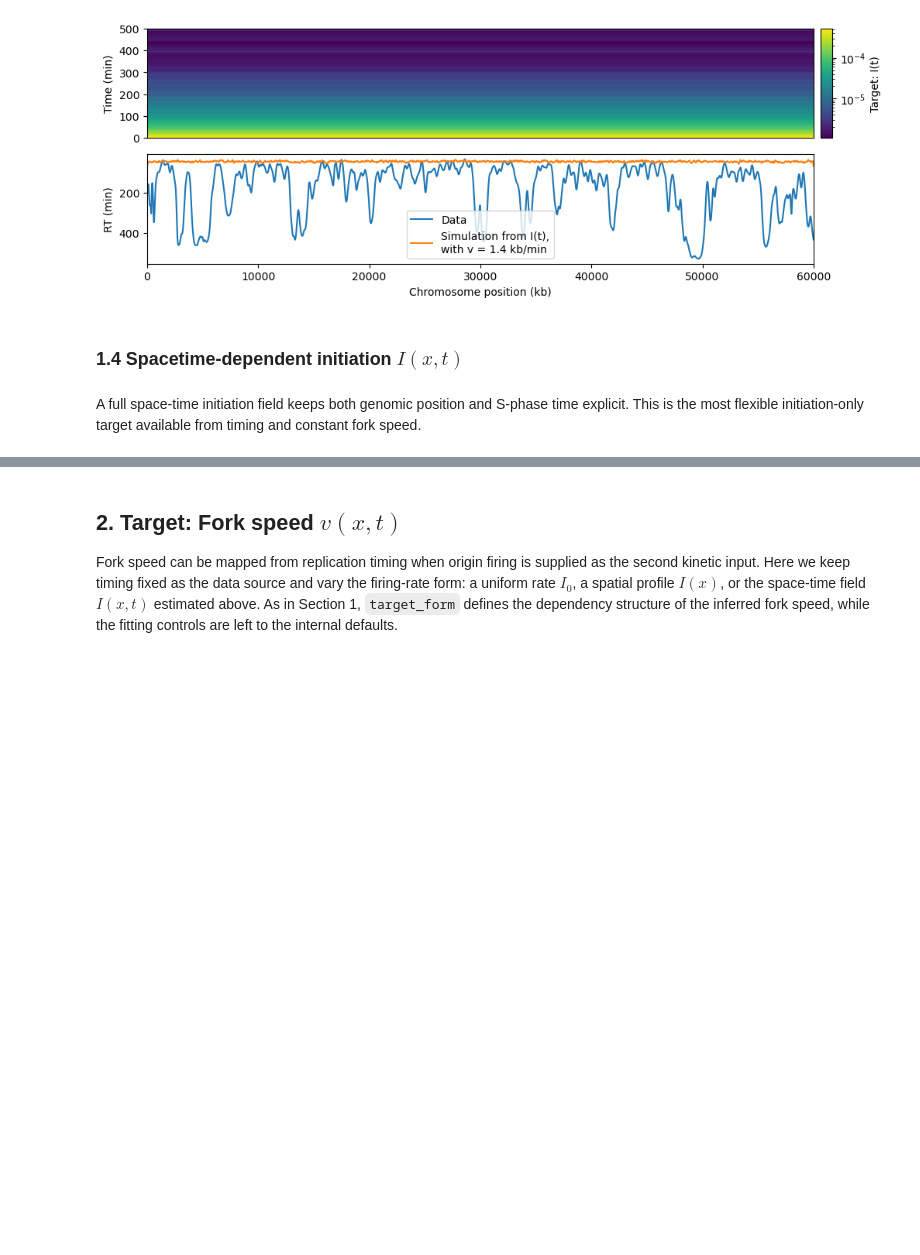
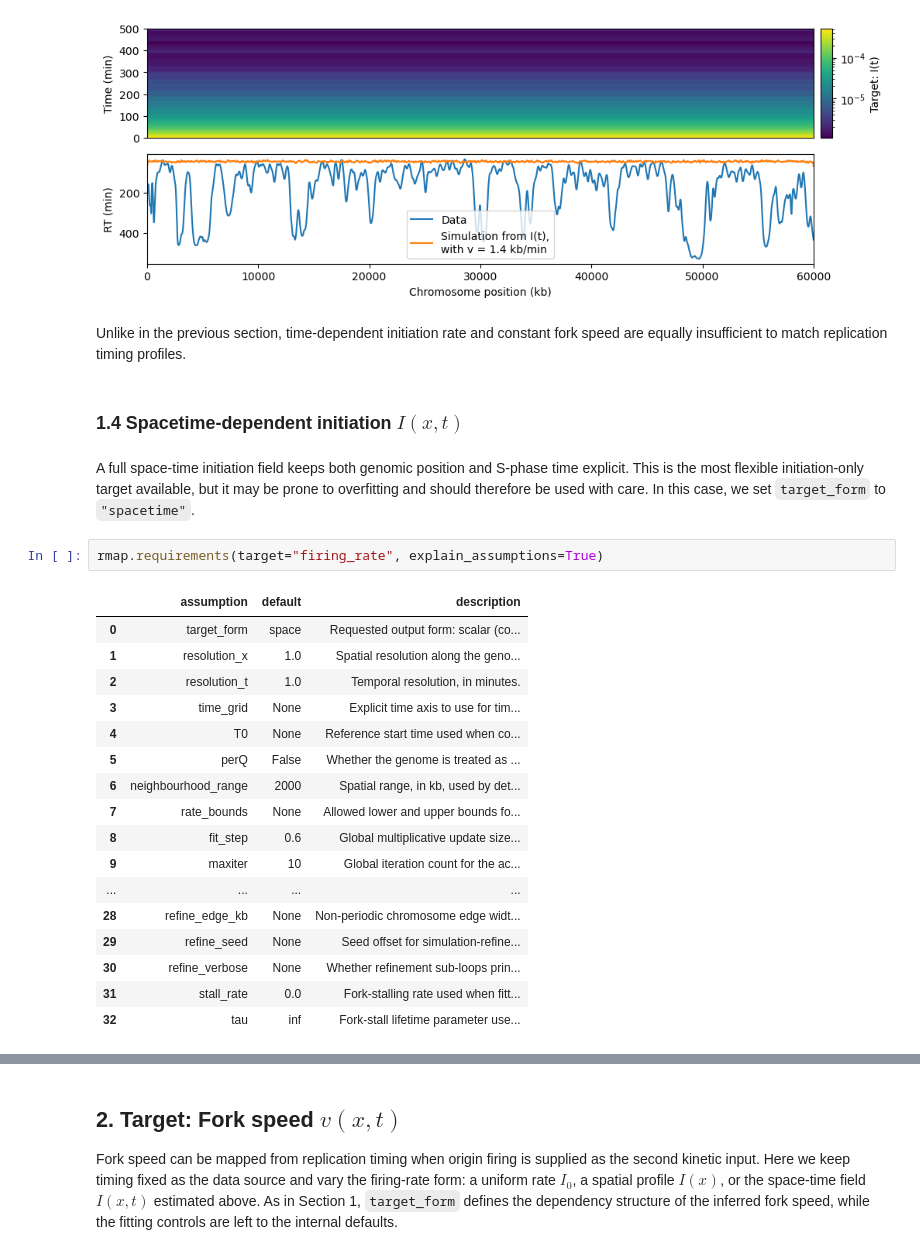
Before and after one commit to fberkemeier/DNAscape, a Jupyter notebook: examples/2_mapping.ipynb, the cells around one changed output, grey strips where cells are left out. Drawn from its saved outputs; the diff is of its cells as text; blank space fills up the shorter version.

```diff
--- a/examples/2_mapping.ipynb
+++ b/examples/2_mapping.ipynb
@@ -261,10 +296,32 @@ mplotf(
 )
 # %% [output]
 [figure]
+# %% [markdown]
+Unlike in the previous section, time-dependent initiation rate and constant fork speed are equally insufficient to match replication timing profiles.
 # %% [markdown]
 ### 1.4 Spacetime-dependent initiation $I(x,t)$
 # %% [markdown]
-A full space-time initiation field keeps both genomic position and S-phase time explicit. This is the most flexible initiation-only target available from timing and constant fork speed.
+A full space-time initiation field keeps both genomic position and S-phase time explicit. This is the most flexible initiation-only target available, but it may be prone to overfitting and should therefore be used with care. In this case, we set `target_form` to `"spacetime"`.
+# %%
+rmap.requirements(target="firing_rate", explain_assumptions=True)
+# %% [output]
+|  | assumption | default | description |
+| 0 | target_form | space | Requested output form: scalar (co... |
+| 1 | resolution_x | 1.0 | Spatial resolution along the geno... |
+| 2 | resolution_t | 1.0 | Temporal resolution, in minutes. |
+| 3 | time_grid | None | Explicit time axis to use for tim... |
+| 4 | T0 | None | Reference start time used when co... |
+| 5 | perQ | False | Whether the genome is treated as ... |
+| 6 | neighbourhood_range | 2000 | Spatial range, in kb, used by det... |
+| 7 | rate_bounds | None | Allowed lower and upper bounds fo... |
+| 8 | fit_step | 0.6 | Global multiplicative update size... |
+| 9 | maxiter | 10 | Global iteration count for the ac... |
+| ... | ... | ... | ... |
+| 28 | refine_edge_kb | None | Non-periodic chromosome edge widt... |
+| 29 | refine_seed | None | Seed offset for simulation-refine... |
+| 30 | refine_verbose | None | Whether refinement sub-loops prin... |
+| 31 | stall_rate | 0.0 | Fork-stalling rate used when fitt... |
+| 32 | tau | inf | Fork-stall lifetime parameter use... |
 # %%
 firing_rate_spacetime = rmap(
     source={
```
Also changed, not shown: parts of 28 cells of this notebook, 2 other files.
